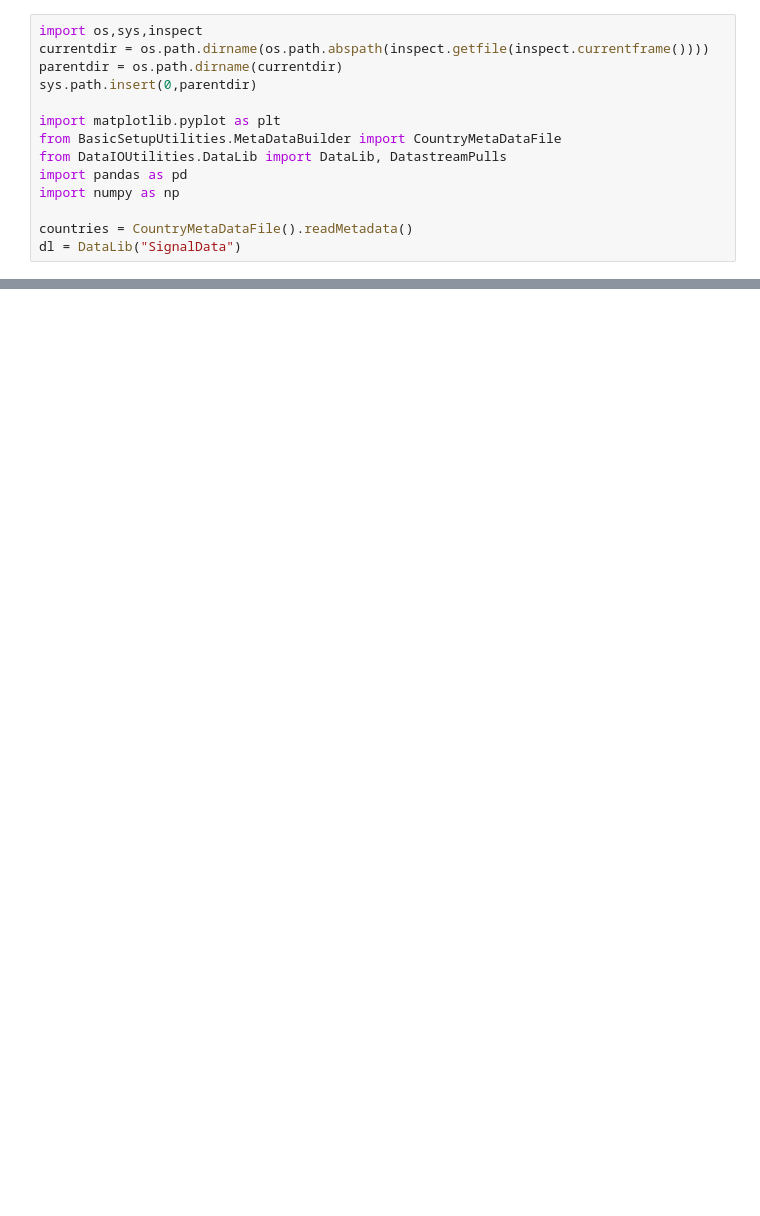
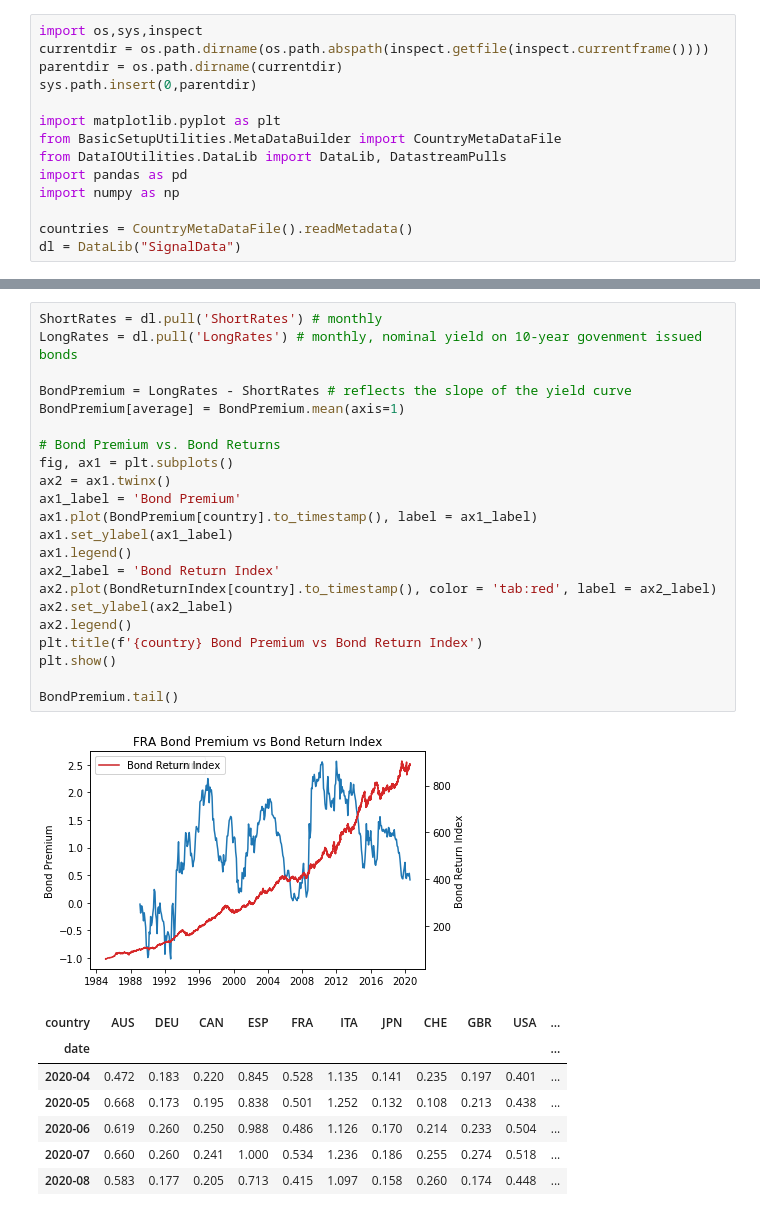
Before and after one commit to Mike-Huntress/Internship2020, a Jupyter notebook: Project.ipynb, the cells around one changed output, grey strips where cells are left out. Drawn from its saved outputs; the diff is of its cells as text; blank space fills up the shorter version.

Commit message:
I think I'm making some progress with bond premium

```diff
--- a/Project.ipynb
+++ b/Project.ipynb
@@ -144,0 +48,31 @@ Freq: M, Name: FRA, Length: 488, dtype: float64
+# %%
+ShortRates = dl.pull('ShortRates') # monthly
+LongRates = dl.pull('LongRates') # monthly, nominal yield on 10-year govenment issued bonds
+
+BondPremium = LongRates - ShortRates # reflects the slope of the yield curve
+BondPremium[average] = BondPremium.mean(axis=1)
+
+# Bond Premium vs. Bond Returns
+fig, ax1 = plt.subplots()
+ax2 = ax1.twinx()
+ax1_label = 'Bond Premium'
+ax1.plot(BondPremium[country].to_timestamp(), label = ax1_label)
+ax1.set_ylabel(ax1_label)
+ax1.legend()
+ax2_label = 'Bond Return Index'
+ax2.plot(BondReturnIndex[country].to_timestamp(), color = 'tab:red', label = ax2_label)
+ax2.set_ylabel(ax2_label)
+ax2.legend()
+plt.title(f'{country} Bond Premium vs Bond Return Index')
+plt.show()
+
+BondPremium.tail()
+# %% [output]
+[figure, added]
+| country | AUS | DEU | CAN | ESP | FRA | ITA | JPN | CHE | GBR | USA | ... |
+| date |  |  |  |  |  |  |  |  |  |  | ... |
+| 2020-04 | 0.472 | 0.183 | 0.220 | 0.845 | 0.528 | 1.135 | 0.141 | 0.235 | 0.197 | 0.401 | ... |
+| 2020-05 | 0.668 | 0.173 | 0.195 | 0.838 | 0.501 | 1.252 | 0.132 | 0.108 | 0.213 | 0.438 | ... |
+| 2020-06 | 0.619 | 0.260 | 0.250 | 0.988 | 0.486 | 1.126 | 0.170 | 0.214 | 0.233 | 0.504 | ... |
+| 2020-07 | 0.660 | 0.260 | 0.241 | 1.000 | 0.534 | 1.236 | 0.186 | 0.255 | 0.274 | 0.518 | ... |
+| 2020-08 | 0.583 | 0.177 | 0.205 | 0.713 | 0.415 | 1.097 | 0.158 | 0.260 | 0.174 | 0.448 | ... |
```
Also changed, not shown: parts of 7 cells of this notebook.
